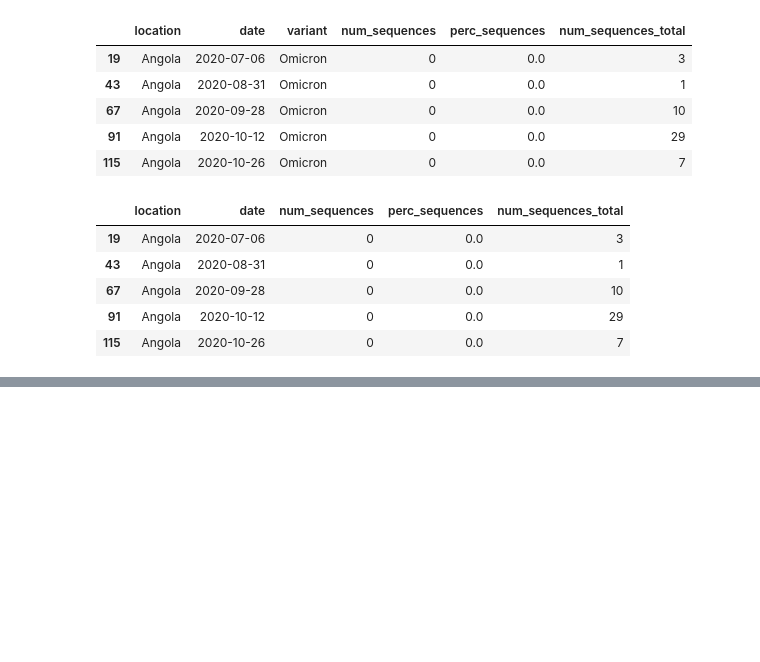
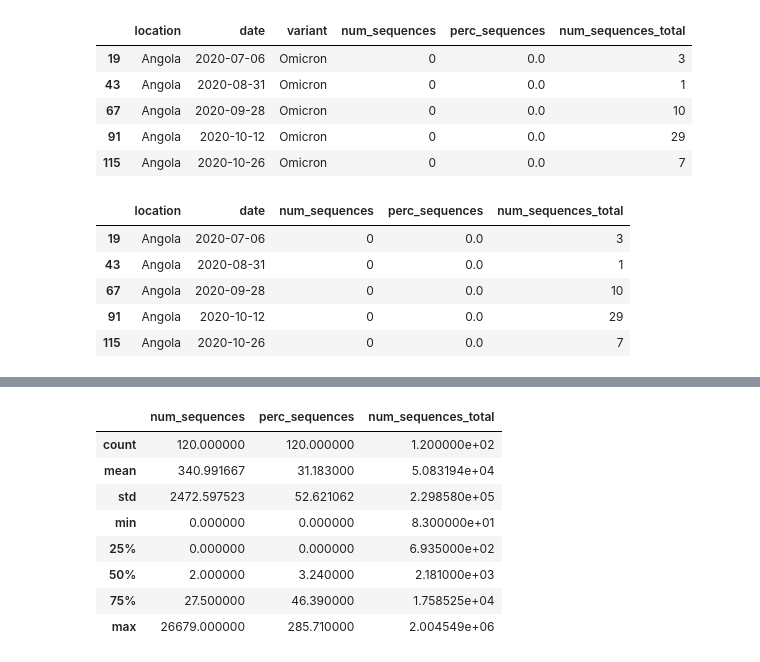
Before and after one commit to hidayah24/ds, a Jupyter notebook: Analysis/omicron_daily_cases_analysis/omicron_daily_cases_analysis.ipynb, the cells around one changed output, grey strips where cells are left out. Drawn from its saved outputs; the diff is of its cells as text; code cells hidden in the pictures; blank space fills up the shorter version.

Commit message:
Finding wich one country getts biggest case

```diff
--- a/Analysis/omicron_daily_cases_analysis/omicron_daily_cases_analysis.ipynb
+++ b/Analysis/omicron_daily_cases_analysis/omicron_daily_cases_analysis.ipynb
@@ -111,0 +118,12 @@ virus_map.show()
+# %%
+df5.describe()
+# %% [output]
+|  | num_sequences | perc_sequences | num_sequences_total |
+| count | 120.000000 | 120.000000 | 1.200000e+02 |
+| mean | 340.991667 | 31.183000 | 5.083194e+04 |
+| std | 2472.597523 | 52.621062 | 2.298580e+05 |
+| min | 0.000000 | 0.000000 | 8.300000e+01 |
+| 25% | 0.000000 | 0.000000 | 6.935000e+02 |
+| 50% | 2.000000 | 3.240000 | 2.181000e+03 |
+| 75% | 27.500000 | 46.390000 | 1.758525e+04 |
+| max | 26679.000000 | 285.710000 | 2.004549e+06 |
```
Also changed, not shown: parts of 8 cells of this notebook, 1 other file.
